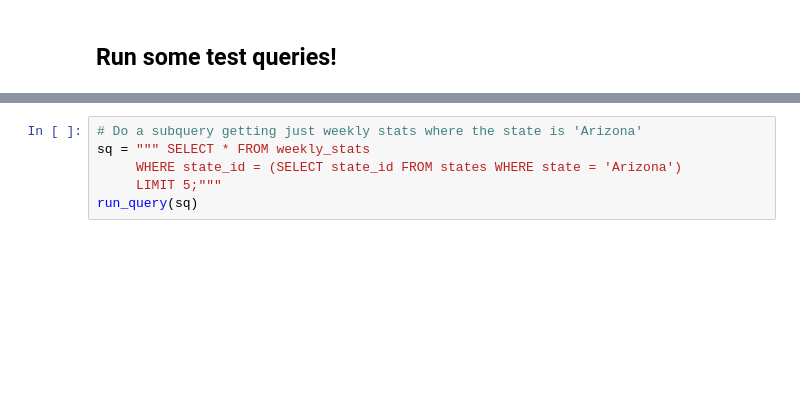
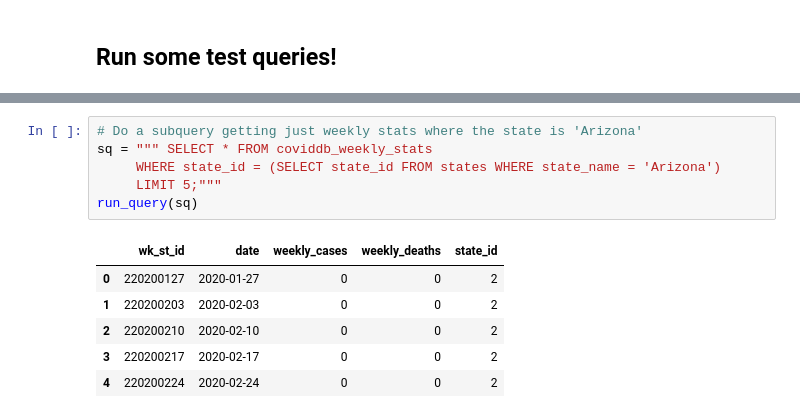
Before and after one commit to CougarBellinger/ISTA-322-FA24, a Jupyter notebook: Classwork/Labs/DE_Lab_4_STUDENT_Simple_ETL_cougar_bellinger.ipynb, the cells around one changed output, grey strips where cells are left out. Saved outputs shown, nothing was run; the diff lists cells and outputs as text; blank space fills up the shorter version.

```diff
--- a/Classwork/Labs/DE_Lab_4_STUDENT_Simple_ETL_cougar_bellinger.ipynb
+++ b/Classwork/Labs/DE_Lab_4_STUDENT_Simple_ETL_cougar_bellinger.ipynb
@@ -494,6 +723,13 @@ run_query(sq)
 # %%
 # Do a subquery getting just weekly stats where the state is 'Arizona'
-sq = """ SELECT * FROM weekly_stats
-     WHERE state_id = (SELECT state_id FROM states WHERE state = 'Arizona')
+sq = """ SELECT * FROM coviddb_weekly_stats
+     WHERE state_id = (SELECT state_id FROM states WHERE state_name = 'Arizona')
      LIMIT 5;"""
 run_query(sq)
+# %% [output]
+|  | wk_st_id | date | weekly_cases | weekly_deaths | state_id |
+| 0 | 220200127 | 2020-01-27 | 0 | 0 | 2 |
+| 1 | 220200203 | 2020-02-03 | 0 | 0 | 2 |
+| 2 | 220200210 | 2020-02-10 | 0 | 0 | 2 |
+| 3 | 220200217 | 2020-02-17 | 0 | 0 | 2 |
+| 4 | 220200224 | 2020-02-24 | 0 | 0 | 2 |
```
Also changed, not shown: parts of 43 cells of this notebook.
